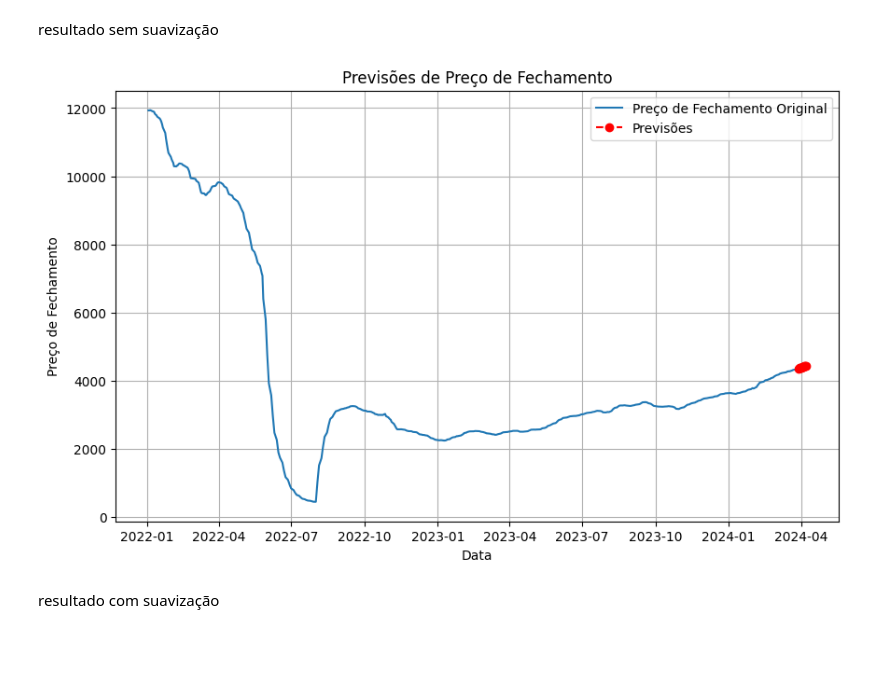
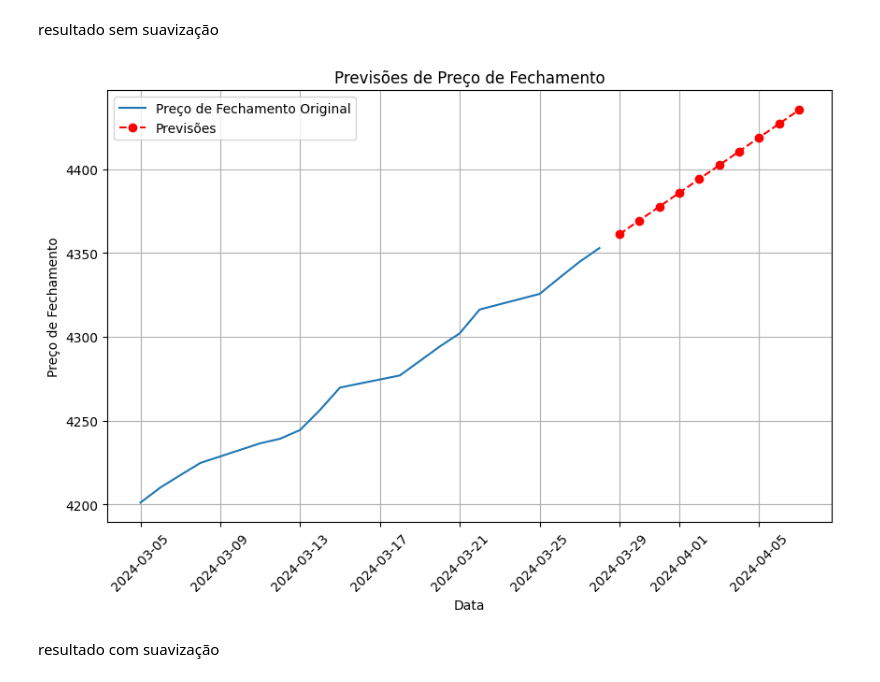
Before and after one commit to sergiolfaria/Atividades_Ciencia_De_Dados, a Jupyter notebook: Trabalho Arima/Arima.ipynb, the cells around one changed output. Saved outputs shown, nothing was run; the diff lists cells and outputs as text; code cells hidden in the pictures; blank space fills up the shorter version.

```diff
--- a/Trabalho Arima/Arima.ipynb
+++ b/Trabalho Arima/Arima.ipynb
@@ -170,16 +175,26 @@ plt.show()
 # %% [markdown]
 resultado sem suavização
 # %%
+# Definindo a data de início
+data_inicio = '2024-03-05'
+
+# Selecionando os dados a partir da data de início
+AMAZON_df_plot = AMAZON_df[data_inicio:]
+previsoes_df_plot = previsoes_df[data_inicio:]
+
+# Plot das previsões
 plt.figure(figsize=(10, 6))
-plt.plot(AMAZON_df.index, AMAZON_df['Suavizacao_EXP'], label='Preço de Fechamento Original')
-plt.plot(previsoes_df.index, previsoes_df['Previsao'], marker='o', linestyle='--', color='red', label='Previsões')
+plt.plot(AMAZON_df_plot.index, AMAZON_df_plot['Suavizacao_EXP'], label='Preço de Fechamento Original')
+plt.plot(previsoes_df_plot.index, previsoes_df_plot['Previsao'], marker='o', linestyle='--', color='red', label='Previsões')
 plt.title('Previsões de Preço de Fechamento')
 plt.xlabel('Data')
 plt.ylabel('Preço de Fechamento')
+plt.xticks(rotation=45)  # Rotação de 45 graus no eixo x
 plt.legend()
 plt.grid(True)
+
 plt.show()
 # %% [output]
-[figure, old version]
+[figure, new version]
 # %% [markdown]
 resultado com suavização
```
Also changed, not shown: parts of 2 cells of this notebook.
